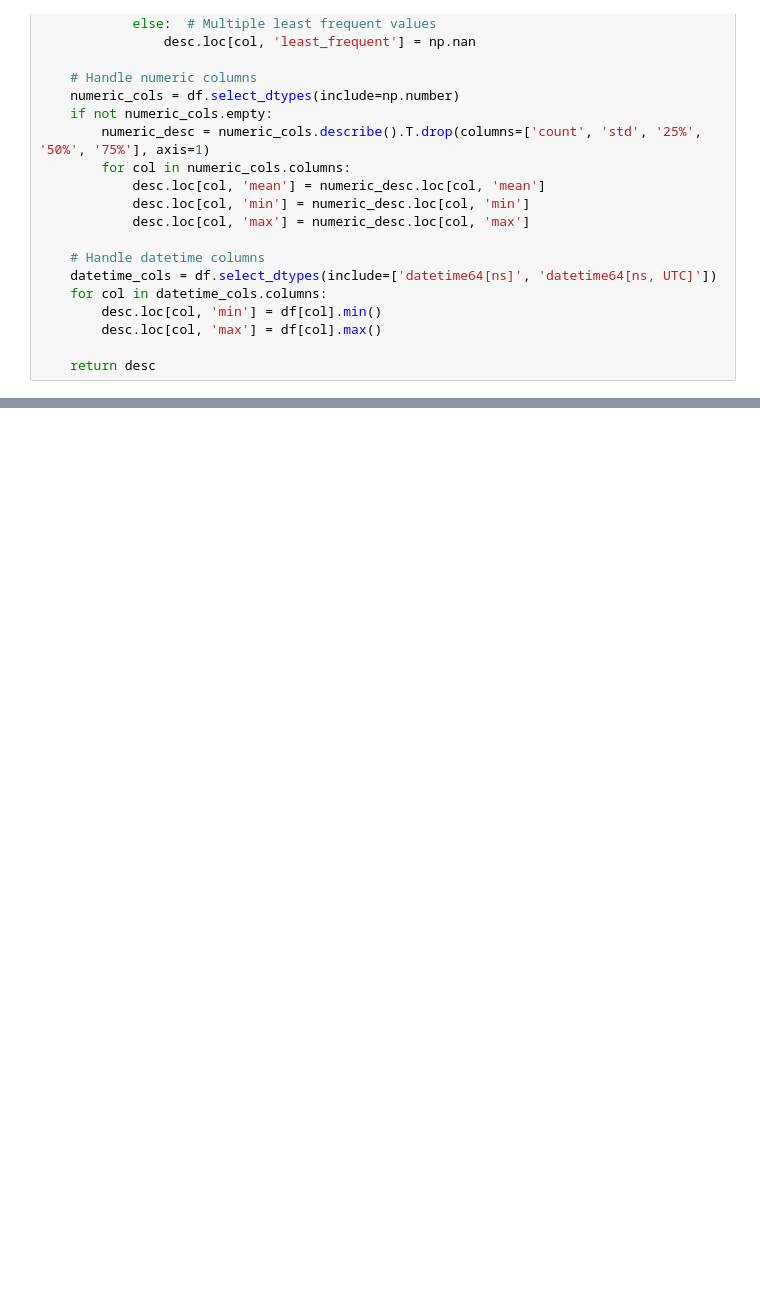
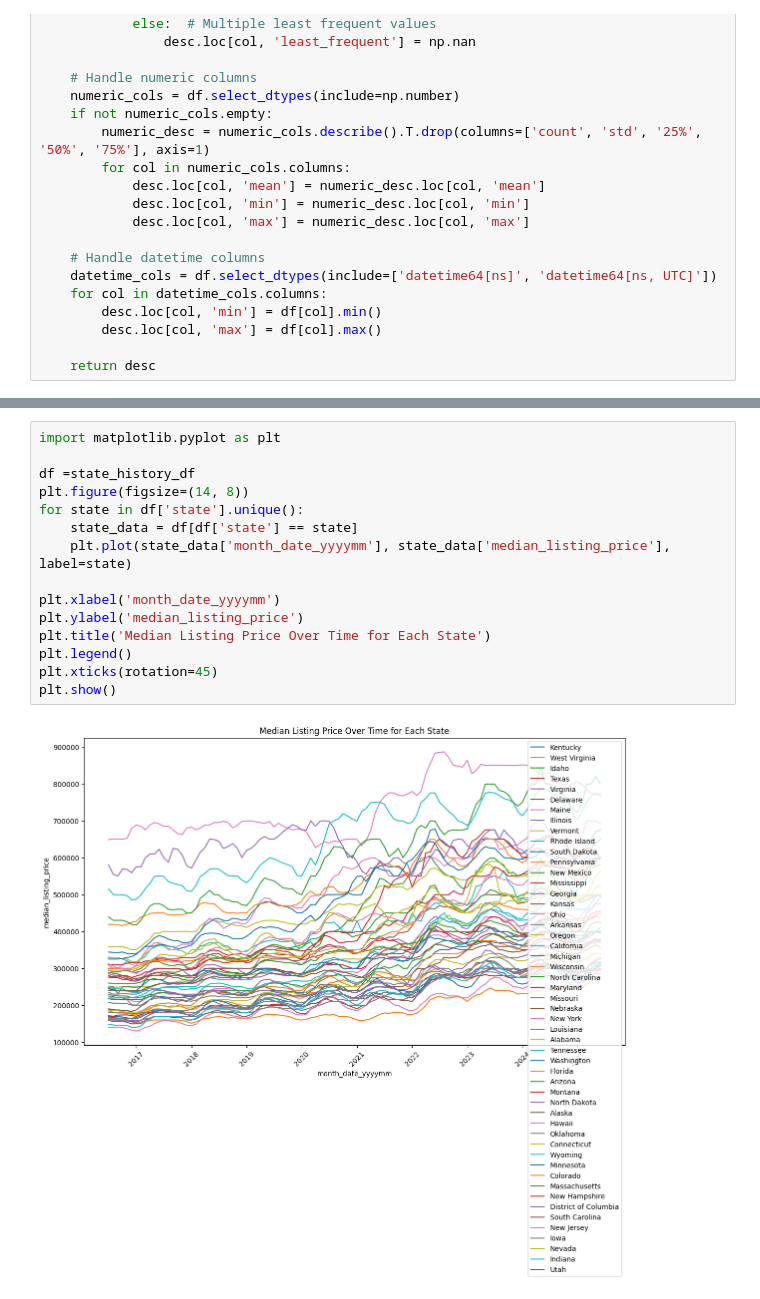
Before and after one commit to Real-Estate-Insight-Platform-Project/AI-ML-Services, a Jupyter notebook: forecasting engine/data_check.ipynb, the cells around one changed output, grey strips where cells are left out. Cells and saved outputs as stored; diff of their text form; blank space fills up the shorter version.

```diff
--- a/forecasting engine/data_check.ipynb
+++ b/forecasting engine/data_check.ipynb
@@ -131,3 +131,20 @@ customDescription(state_history_df)
 | pending_ratio_mm | float64 | 4871 | 2272 | 637 | NaN | NaN | 0.002429 | -0.8669 | 1.1954 |
 | pending_ratio_yy | float64 | 4861 | 3648 | 647 | NaN | NaN | 0.034240 | -2.5872 | 2.5949 |
 | quality_flag | float64 | 4896 | 2 | 612 | 0.0000 | 1.0 | 0.024306 | 0.0 | 1.0 |
+# %%
+import matplotlib.pyplot as plt
+
+df =state_history_df
+plt.figure(figsize=(14, 8))
+for state in df['state'].unique():
+    state_data = df[df['state'] == state]
+    plt.plot(state_data['month_date_yyyymm'], state_data['median_listing_price'], label=state)
+
+plt.xlabel('month_date_yyyymm')
+plt.ylabel('median_listing_price')
+plt.title('Median Listing Price Over Time for Each State')
+plt.legend()
+plt.xticks(rotation=45)
+plt.show()
+# %% [output]
+[figure, added]
```
